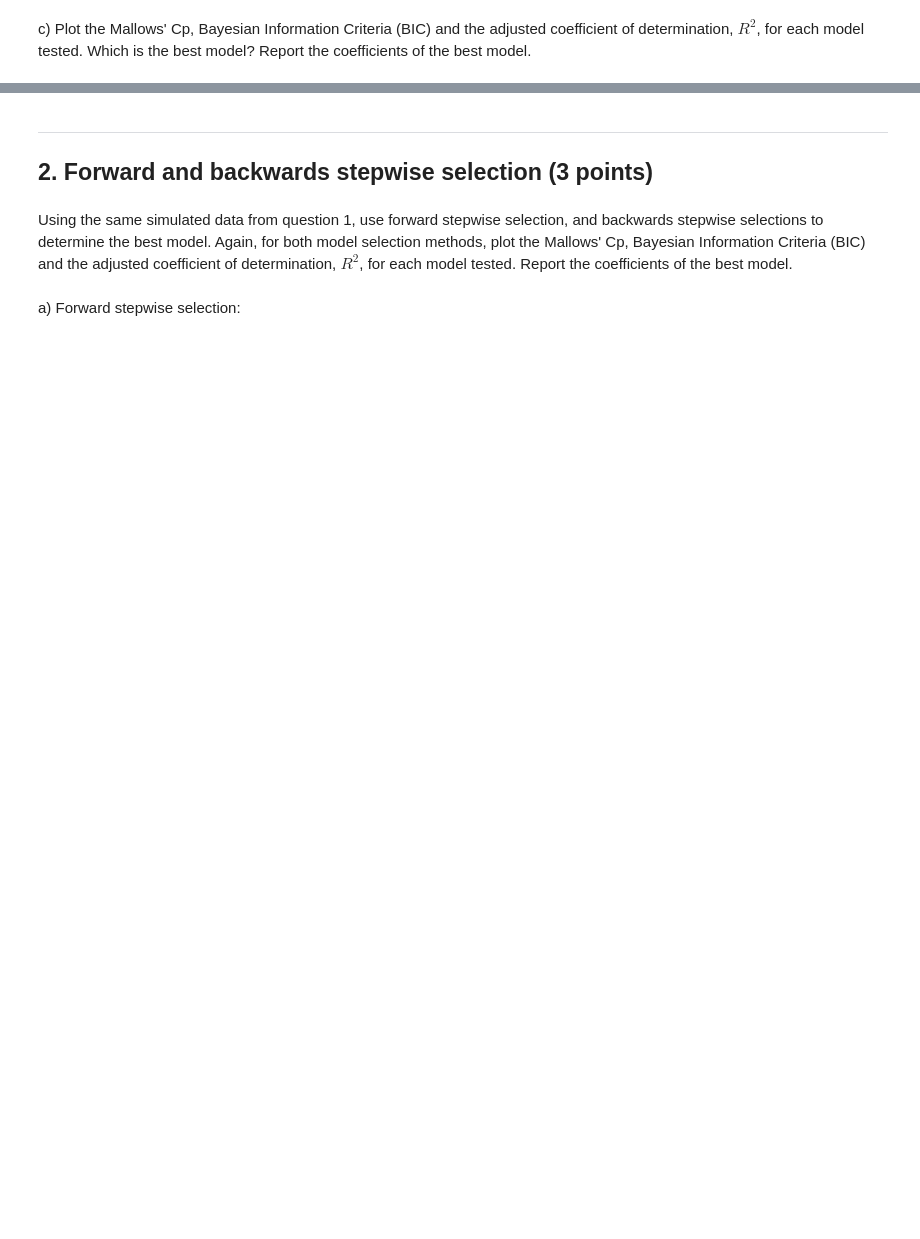
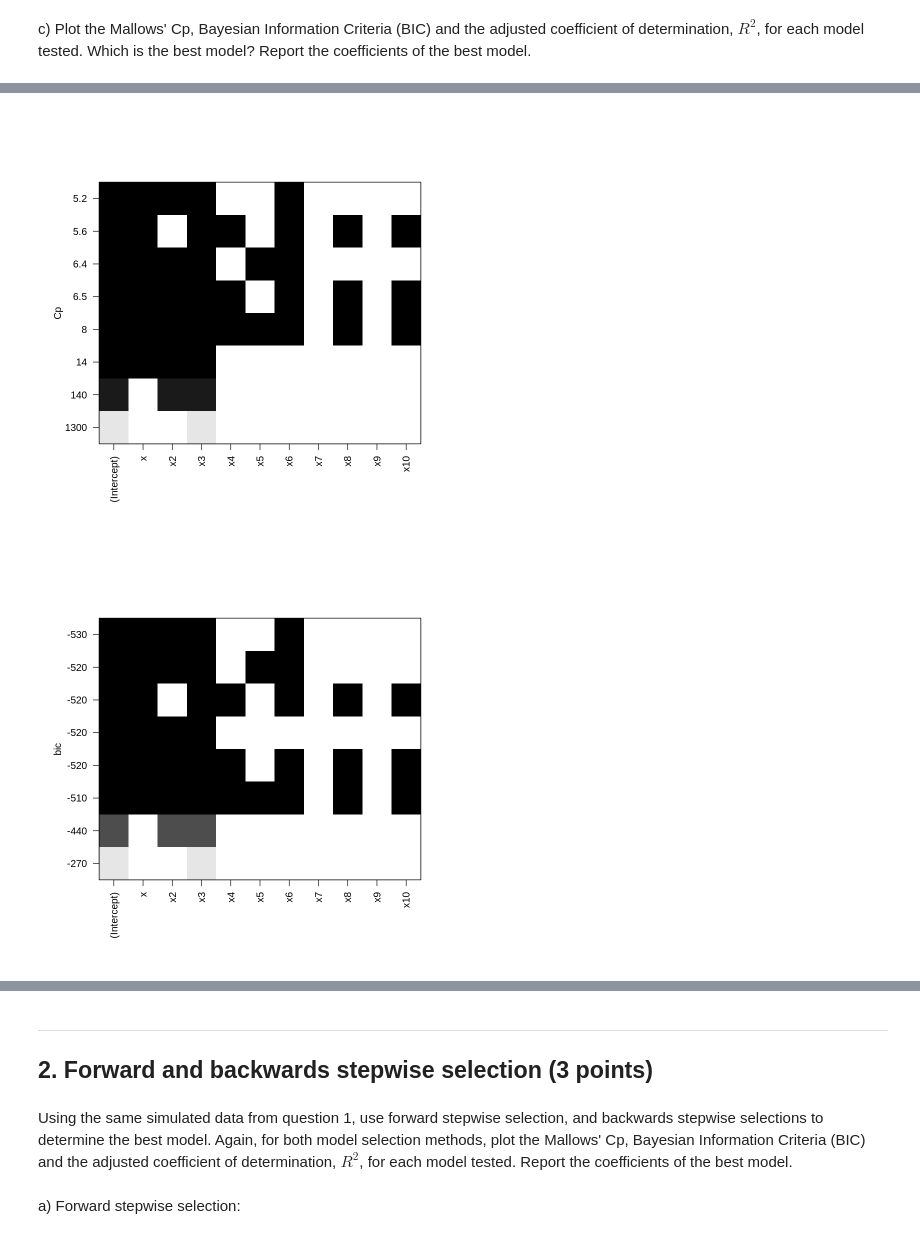
Before and after one commit to jialinli-21/Li_DSPN_S25, a Jupyter notebook: Exercise16.ipynb, the cells around one changed output, grey strips where cells are left out. Drawn from its saved outputs; the diff is of its cells as text; code cells hidden in the pictures; blank space fills up the shorter version.

````diff
--- a/Exercise16.ipynb
+++ b/Exercise16.ipynb
@@ -76,15 +64,26 @@ library(leaps)
 # %%
+library(dplyr)
+library(leaps)
+
 data <- data %>%
-  mutate(x2 = x**2,
-        x3 = x**3,
-        x4 = x**4,
-        x5 = x**5,
-        x6 = x**6,
-        x7 = x**7,
-        x8 = x**8,
-        x9 = x**9,
-        x10 = x**10,
-          )
-regfit.full = regsubsets(y~., select(data,c(AtBat,Hits,HmRun,Salary,Assists))) #use every variable EXCEPT salary as a predictor
-summary(regfit.full) # Asterisks indicate that a field is included in the model
-```
+  mutate(
+    x2 = x^2,
+    x3 = x^3,
+    x4 = x^4,
+    x5 = x^5,
+    x6 = x^6,
+    x7 = x^7,
+    x8 = x^8,
+    x9 = x^9,
+    x10 = x^10
+  )
+
+# head(data)
+
+regfit.full <- regsubsets(
+  y ~ .,
+  data = select(data, y, x, x2, x3, x4, x5, x6, x7, x8, x9, x10)
+)
+
+reg.summary = summary(regfit.full)
+reg.summary
@@ -97,0 +139,7 @@ c) Plot the Mallows' Cp, Bayesian Information Criteria (BIC) and the adjusted co
+# %%
+plot(regfit.full, scale="Cp") #Mallow's Cp
+plot(regfit.full, scale="bic") #BIC
+plot(regfit.full, scale="adjr2") #adjusted R^2
+# %% [output]
+[figure, added]
+[figure, added]
````
Also changed, not shown: parts of 36 cells of this notebook.
